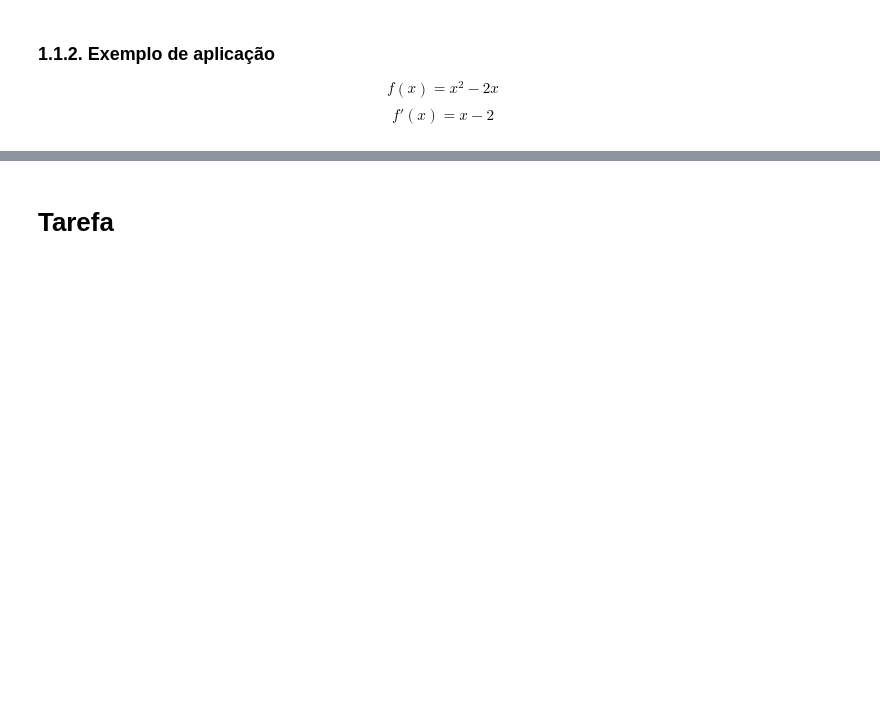
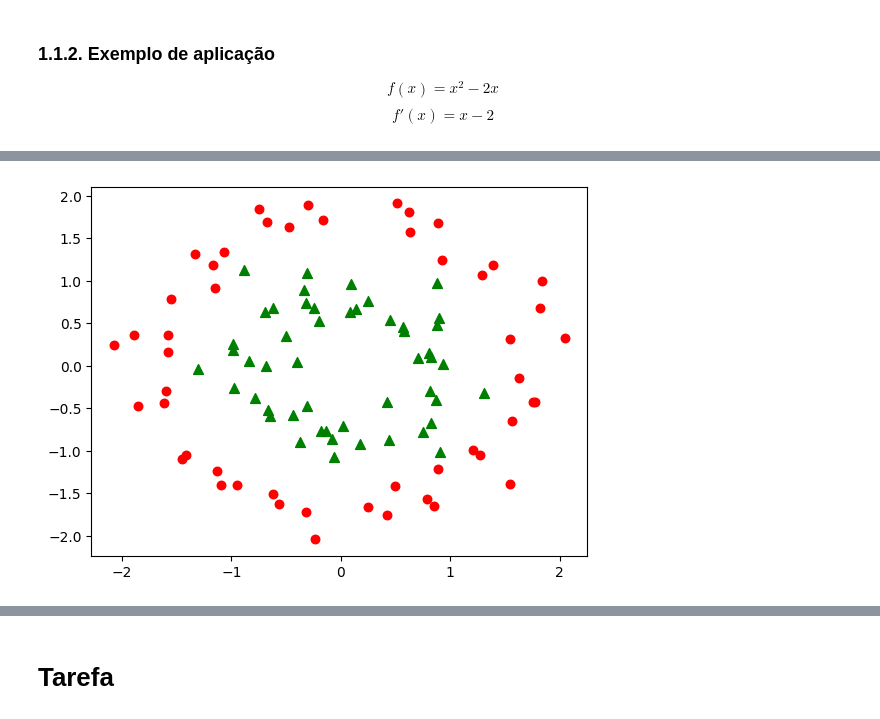
Before and after one commit to smastelini/eng-soft-ml-uel, a Jupyter notebook: aula-6.ipynb, the cells around one changed output, grey strips where cells are left out. Drawn from its saved outputs; the diff is of its cells as text; code cells hidden in the pictures; blank space fills up the shorter version.

```diff
--- a/aula-6.ipynb
+++ b/aula-6.ipynb
@@ -222,0 +494,14 @@ fig.show()
+# %%
+X_orig, y = make_circles(n_samples=100, factor = 0.5, noise = 0.1, random_state = 42)
+
+X = StandardScaler().fit_transform(X_orig)
+
+colors = ["red", "green"]
+markers = [".", "^"]
+sizes = [150, 50]
+for c in np.unique(y):
+    mask = y == c
+    plt.scatter(X[mask, 0], X[mask, 1], color=colors[c], marker=markers[c], s=sizes[c])
+plt.show()
+# %% [output]
+[figure, added]
```
Also changed, not shown: parts of 64 cells of this notebook, 3 other files.
